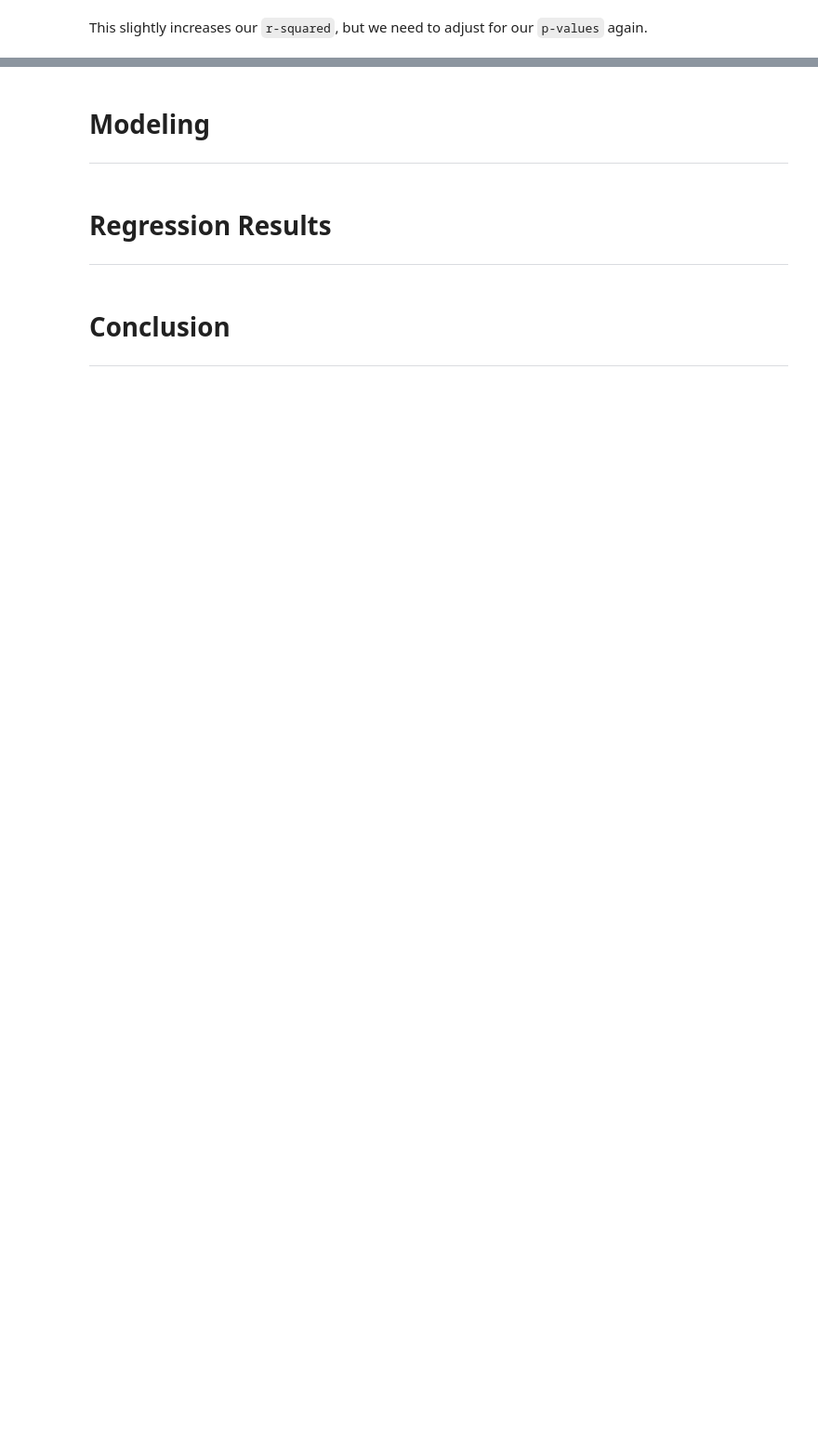
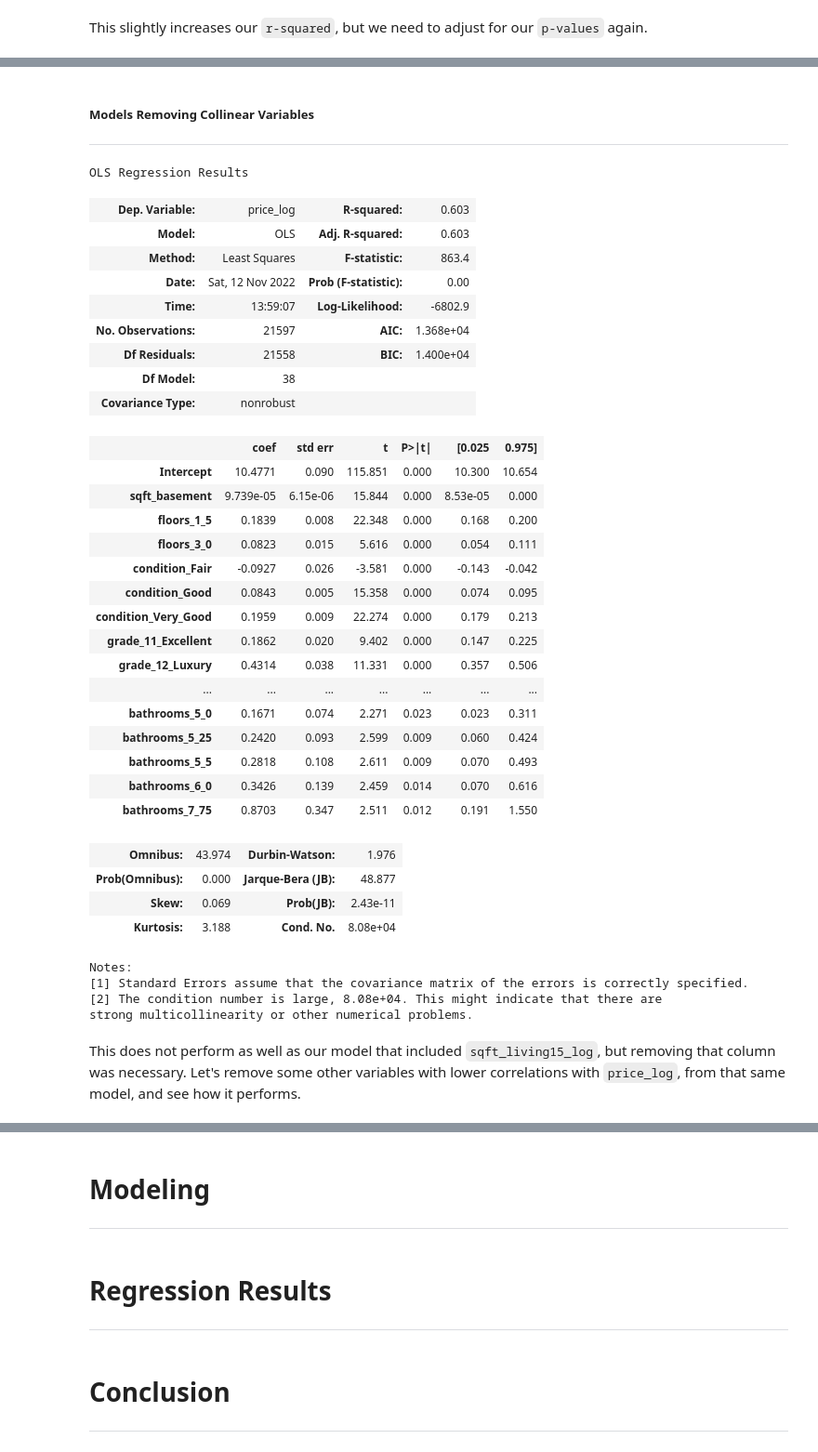
Before and after one commit to kernerh/King-County-Home-Renovations, a Jupyter notebook: student.ipynb, the cells around one changed output, grey strips where cells are left out. Shown at 93% size. Cells and saved outputs as stored; diff of their text form; code cells hidden in the pictures; blank space fills up the shorter version.

```diff
--- a/student.ipynb
+++ b/student.ipynb
@@ -2067,0 +2107,68 @@ formula = outcome + '~' + pred_sum
+# %% [markdown]
+##### Models Removing Collinear Variables
+***
+# %%
+# Remove sqft_living15_log from bb_log_df1 and rename dataframe
+
+df_logged = bb_log_df1.drop(['sqft_living15_log'], axis=1)
+# %%
+# Adjust and run new model
+
+# # Create our independent and dependent variables
+X = df_logged.drop(['price_log'], axis=1)
+y = df_logged['price_log']
+
+# Use price_log as dependent variable
+outcome = 'price_log'
+
+# Use columns except for price_log as independent variables
+predictors = df_logged.drop('price_log', axis=1)
+
+# Create object to use in OLS model
+pred_sum = '+'.join(predictors.columns)
+
+# Define formula for our model
+formula = outcome + '~' + pred_sum
+
+# Create our fitted linear regression model
+model = ols(formula=formula, data=df_logged).fit()
+
+# Get regression diagnostics summary
+model.summary()
+# %% [output]
+OLS Regression Results
+| Dep. Variable: | price_log | R-squared: | 0.603 |
+| Model: | OLS | Adj. R-squared: | 0.603 |
+| Method: | Least Squares | F-statistic: | 863.4 |
+| Date: | Sat, 12 Nov 2022 | Prob (F-statistic): | 0.00 |
+| Time: | 13:59:07 | Log-Likelihood: | -6802.9 |
+| No. Observations: | 21597 | AIC: | 1.368e+04 |
+| Df Residuals: | 21558 | BIC: | 1.400e+04 |
+| Df Model: | 38 |  |  |
+| Covariance Type: | nonrobust |  |  |
+|  | coef | std err | t | P>|t| | [0.025 | 0.975] |
+| Intercept | 10.4771 | 0.090 | 115.851 | 0.000 | 10.300 | 10.654 |
+| sqft_basement | 9.739e-05 | 6.15e-06 | 15.844 | 0.000 | 8.53e-05 | 0.000 |
+| floors_1_5 | 0.1839 | 0.008 | 22.348 | 0.000 | 0.168 | 0.200 |
+| floors_3_0 | 0.0823 | 0.015 | 5.616 | 0.000 | 0.054 | 0.111 |
+| condition_Fair | -0.0927 | 0.026 | -3.581 | 0.000 | -0.143 | -0.042 |
+| condition_Good | 0.0843 | 0.005 | 15.358 | 0.000 | 0.074 | 0.095 |
+| condition_Very_Good | 0.1959 | 0.009 | 22.274 | 0.000 | 0.179 | 0.213 |
+| grade_11_Excellent | 0.1862 | 0.020 | 9.402 | 0.000 | 0.147 | 0.225 |
+| grade_12_Luxury | 0.4314 | 0.038 | 11.331 | 0.000 | 0.357 | 0.506 |
+| ... | ... | ... | ... | ... | ... | ... |
+| bathrooms_5_0 | 0.1671 | 0.074 | 2.271 | 0.023 | 0.023 | 0.311 |
+| bathrooms_5_25 | 0.2420 | 0.093 | 2.599 | 0.009 | 0.060 | 0.424 |
+| bathrooms_5_5 | 0.2818 | 0.108 | 2.611 | 0.009 | 0.070 | 0.493 |
+| bathrooms_6_0 | 0.3426 | 0.139 | 2.459 | 0.014 | 0.070 | 0.616 |
+| bathrooms_7_75 | 0.8703 | 0.347 | 2.511 | 0.012 | 0.191 | 1.550 |
+| Omnibus: | 43.974 | Durbin-Watson: | 1.976 |
+| Prob(Omnibus): | 0.000 | Jarque-Bera (JB): | 48.877 |
+| Skew: | 0.069 | Prob(JB): | 2.43e-11 |
+| Kurtosis: | 3.188 | Cond. No. | 8.08e+04 |
+Notes:
+[1] Standard Errors assume that the covariance matrix of the errors is correctly specified.
+[2] The condition number is large, 8.08e+04. This might indicate that there are
+strong multicollinearity or other numerical problems.
+# %% [markdown]
+This does not perform as well as our model that included `sqft_living15_log`, but removing that column was necessary. Let's remove some other variables with lower correlations with `price_log`, from that same model, and see how it performs.
```
Also changed, not shown: parts of 89 cells of this notebook.
